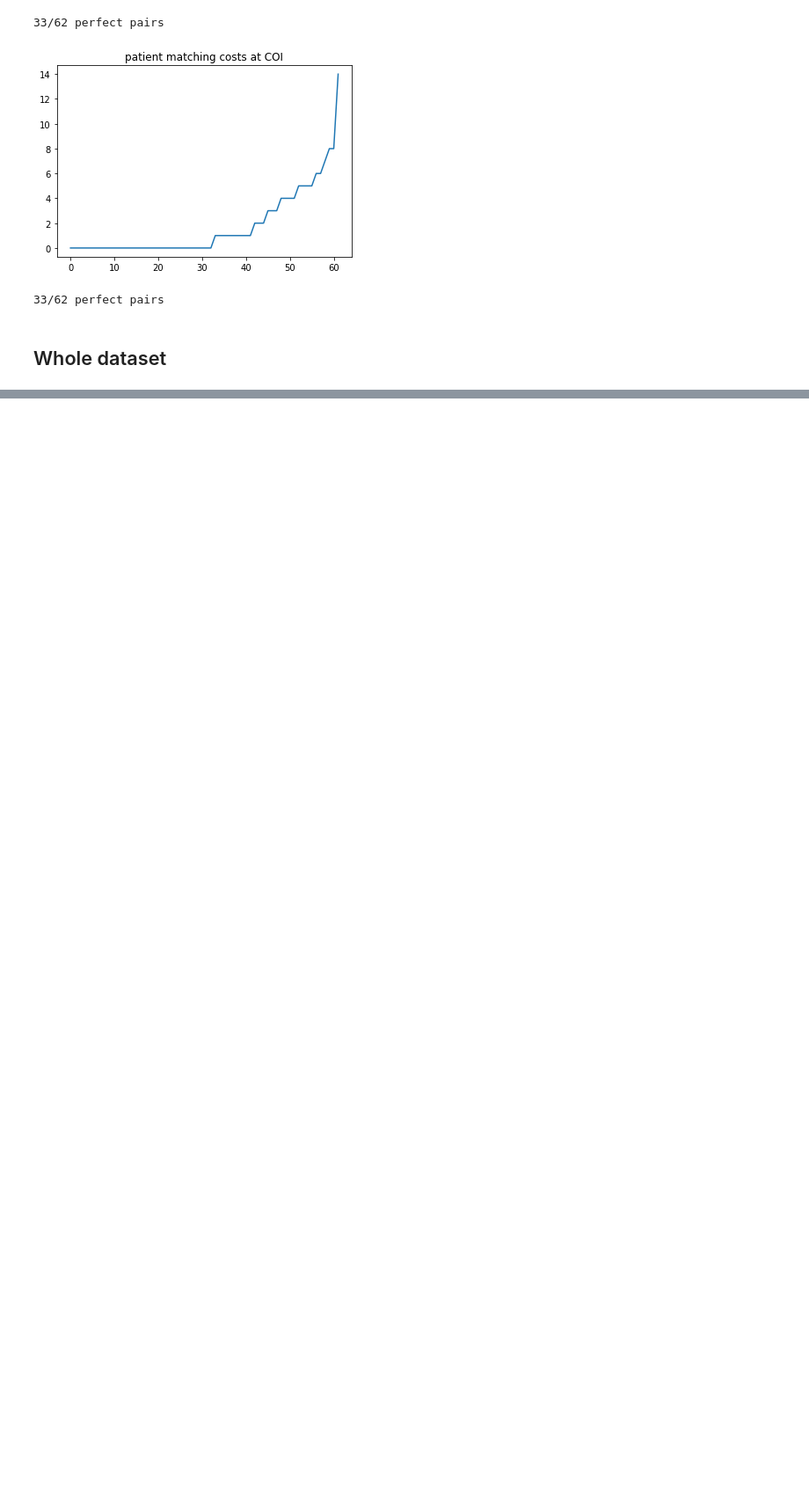
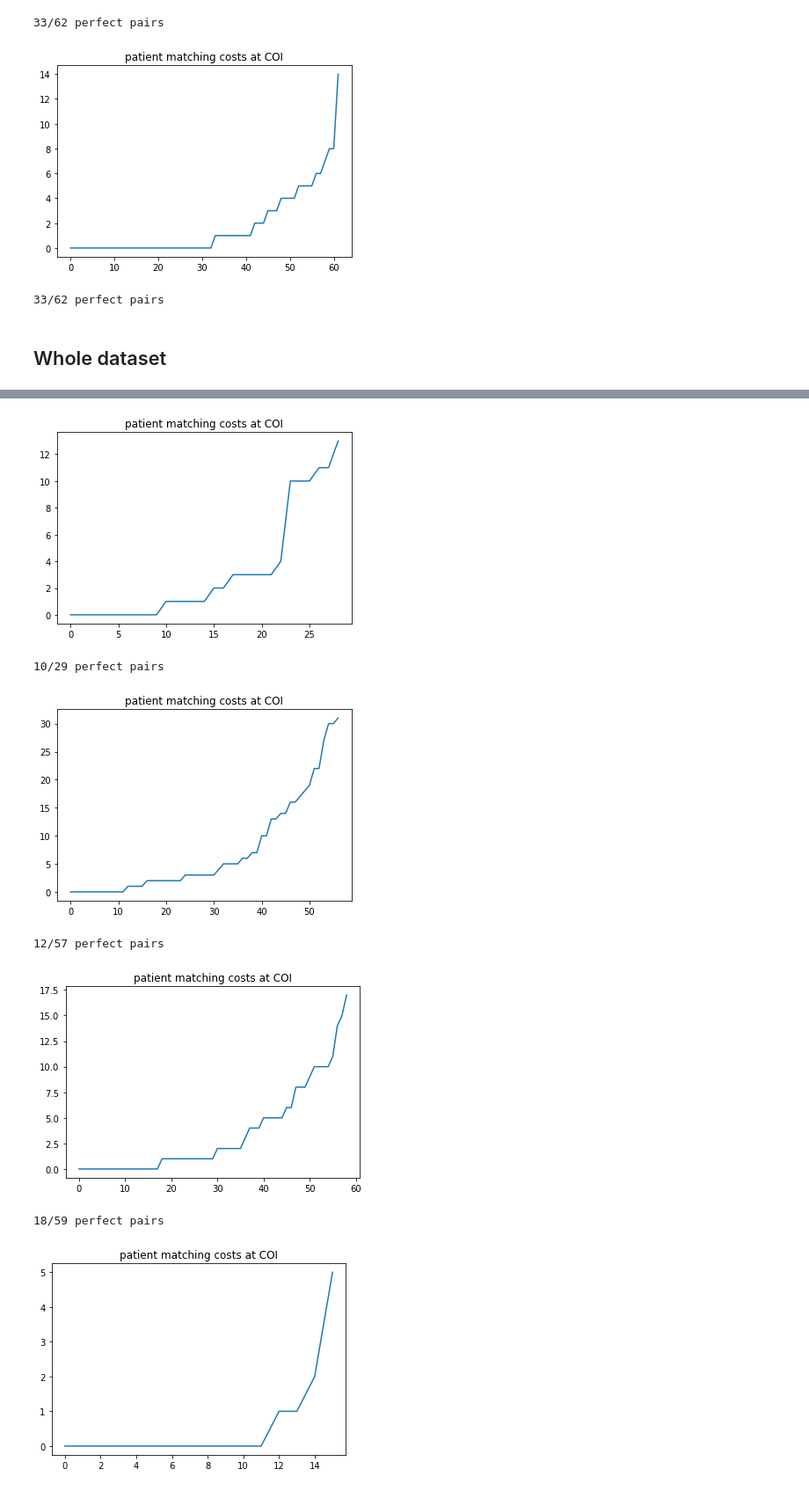
Before and after one commit to Dominic-DallOsto/translational-neuromodelling-mdd, a Jupyter notebook: Dataset Analysis/patient_matching.ipynb, the cells around one changed output, grey strips where cells are left out. Shown at 88% size. Cells and saved outputs as stored; diff of their text form; code cells hidden in the pictures; blank space fills up the shorter version.

```diff
--- a/Dataset Analysis/patient_matching.ipynb
+++ b/Dataset Analysis/patient_matching.ipynb
@@ -103,0 +102,7 @@ all_inliers = list(set(hc_all_ids).union(set(mdd_all_ids)) - set(all_motion_outl
+# %%
+all_subjects = list(set(hc_all_ids).union(set(mdd_all_ids)))
+all_inliers = list(set(all_subjects) - set(all_motion_outlier_ids))
+with open('dataset_all.txt','w') as f:
+	f.write(str(sorted(all_subjects)))
+with open('dataset_inliers.txt','w') as f:
+	f.write(str(sorted(all_inliers)))
@@ -103,0 +111,35 @@ all_inliers = list(set(hc_all_ids).union(set(mdd_all_ids)) - set(all_motion_outl
+# %%
+all_data = participants[[participant_id_to_number(name) in all_subjects for name in participants.participant_id.to_numpy()]]
+# %%
+hc_sites = np.unique(all_data[all_data.diag == 0].site.to_numpy())
+mdd_sites = np.unique(all_data[all_data.diag == 2].site.to_numpy())
+sites_in_common = set(hc_sites).intersection(set(mdd_sites))
+# %%
+total_pairs = []
+total_perfect_pairs = []
+for site in sites_in_common:
+	site_participants = all_data[all_data.site == site]
+	hc = site_participants[site_participants.diag == 0]
+	mdd = site_participants[site_participants.diag == 2]
+
+	matched_pairs, total_cost, sorted_costs = match_sample(hc, mdd)
+	plt.plot(sorted_costs)
+	plt.title(f'patient matching costs at COI')
+	plt.show()
+	print(f'{np.sum(sorted_costs == 0)}/{min(hc.shape[0],mdd.shape[0])} perfect pairs')
+
+	perfect_pairs = [matched_pair for matched_pair, cost in zip(matched_pairs,sorted_costs) if cost == 0]
+	total_pairs += matched_pairs
+	total_perfect_pairs += perfect_pairs
+print(f'Total perfect pairs: {len(total_perfect_pairs)}/{len(total_pairs)}.')
+
+write_pairs(total_pairs, 'all')
+write_pairs(total_perfect_pairs, 'all_perfect')
+# %% [output]
+[figure, added]
+10/29 perfect pairs
+[figure, added]
+12/57 perfect pairs
+[figure, added]
+18/59 perfect pairs
+[figure, added]
```
Also changed, not shown: parts of 5 cells of this notebook, 12 other files.
